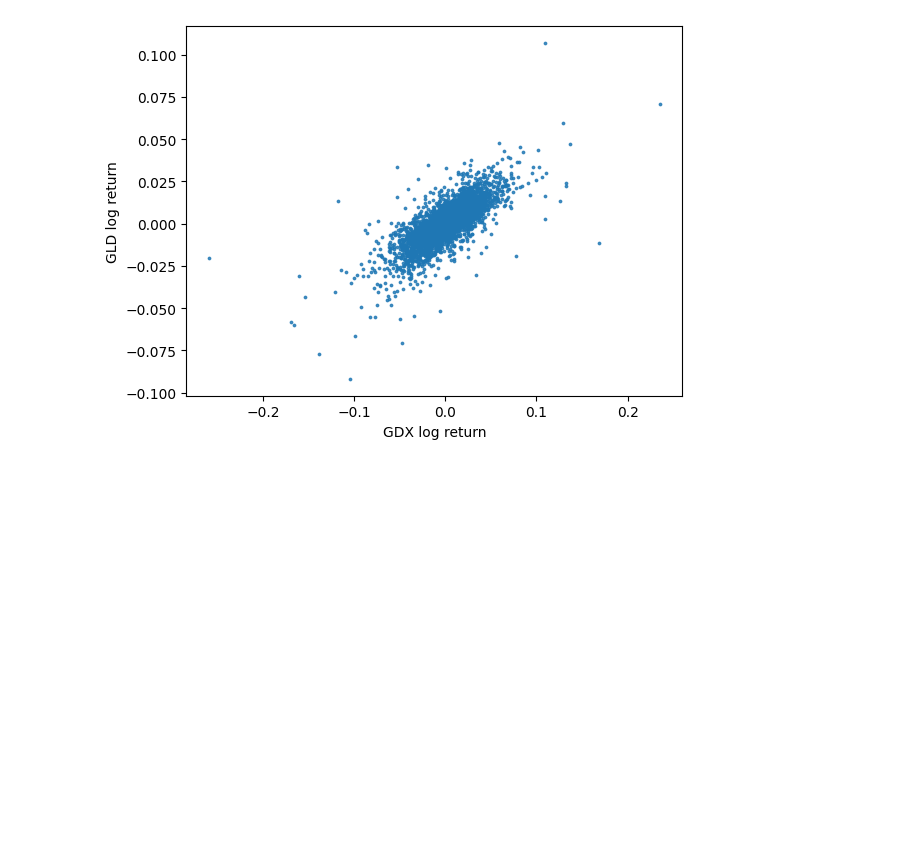
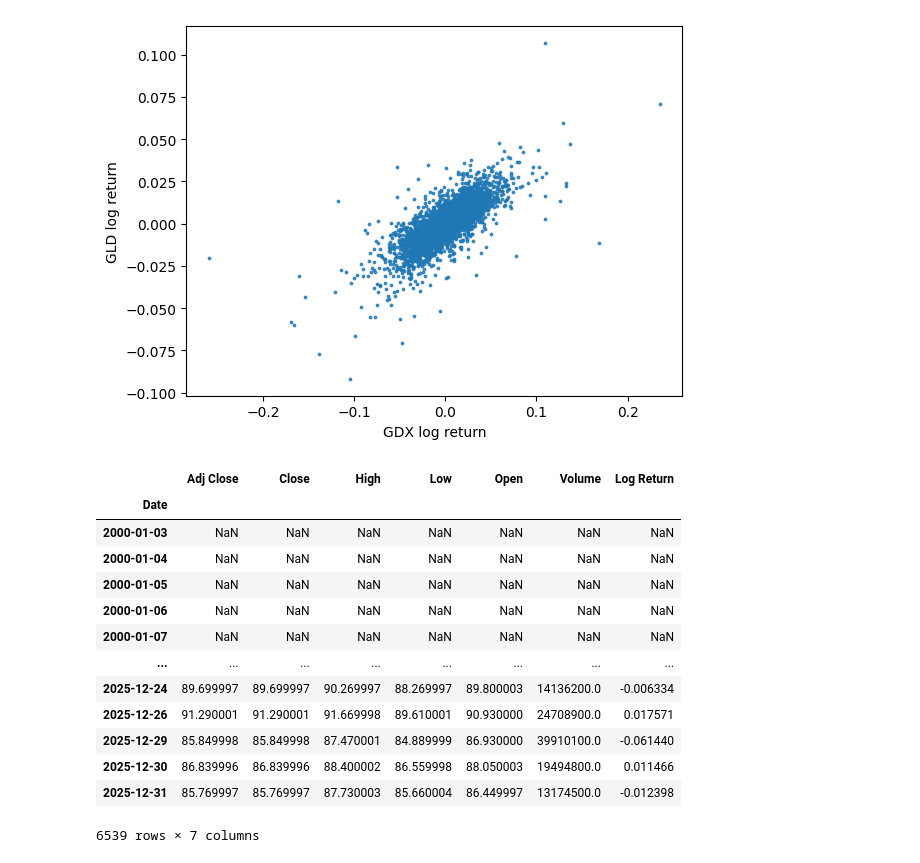
Before and after one commit to dhu23/alchemy, a Jupyter notebook: research/gdx_gdl.ipynb, the cells around one changed output. Saved outputs shown, nothing was run; the diff lists cells and outputs as text; code cells hidden in the pictures; blank space fills up the shorter version.

```diff
--- a/research/gdx_gdl.ipynb
+++ b/research/gdx_gdl.ipynb
@@ -36,3 +41,20 @@ plt.ylabel('GLD log return')
 plt.show();
 # %% [output]
 [figure]
+# %%
+gdx
+# %% [output]
+|  | Adj Close | Close | High | Low | Open | Volume | Log Return |
+| Date |  |  |  |  |  |  |  |
+| 2000-01-03 | NaN | NaN | NaN | NaN | NaN | NaN | NaN |
+| 2000-01-04 | NaN | NaN | NaN | NaN | NaN | NaN | NaN |
+| 2000-01-05 | NaN | NaN | NaN | NaN | NaN | NaN | NaN |
+| 2000-01-06 | NaN | NaN | NaN | NaN | NaN | NaN | NaN |
+| 2000-01-07 | NaN | NaN | NaN | NaN | NaN | NaN | NaN |
+| ... | ... | ... | ... | ... | ... | ... | ... |
+| 2025-12-24 | 89.699997 | 89.699997 | 90.269997 | 88.269997 | 89.800003 | 14136200.0 | -0.006334 |
+| 2025-12-26 | 91.290001 | 91.290001 | 91.669998 | 89.610001 | 90.930000 | 24708900.0 | 0.017571 |
+| 2025-12-29 | 85.849998 | 85.849998 | 87.470001 | 84.889999 | 86.930000 | 39910100.0 | -0.061440 |
+| 2025-12-30 | 86.839996 | 86.839996 | 88.400002 | 86.559998 | 88.050003 | 19494800.0 | 0.011466 |
+| 2025-12-31 | 85.769997 | 85.769997 | 87.730003 | 85.660004 | 86.449997 | 13174500.0 | -0.012398 |
+6539 rows × 7 columns
```
Also changed, not shown: parts of 15 cells of this notebook, 1 other file.
